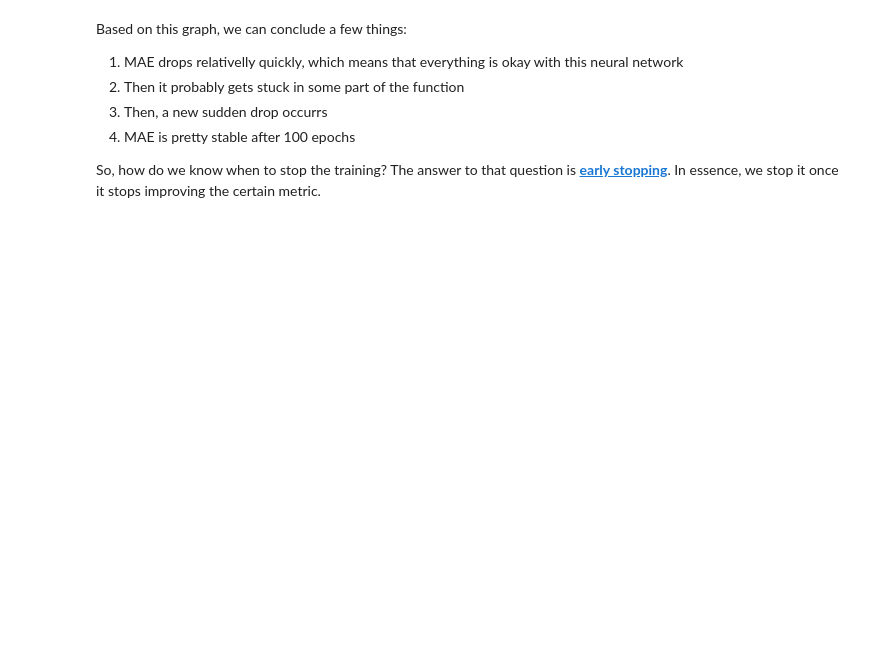
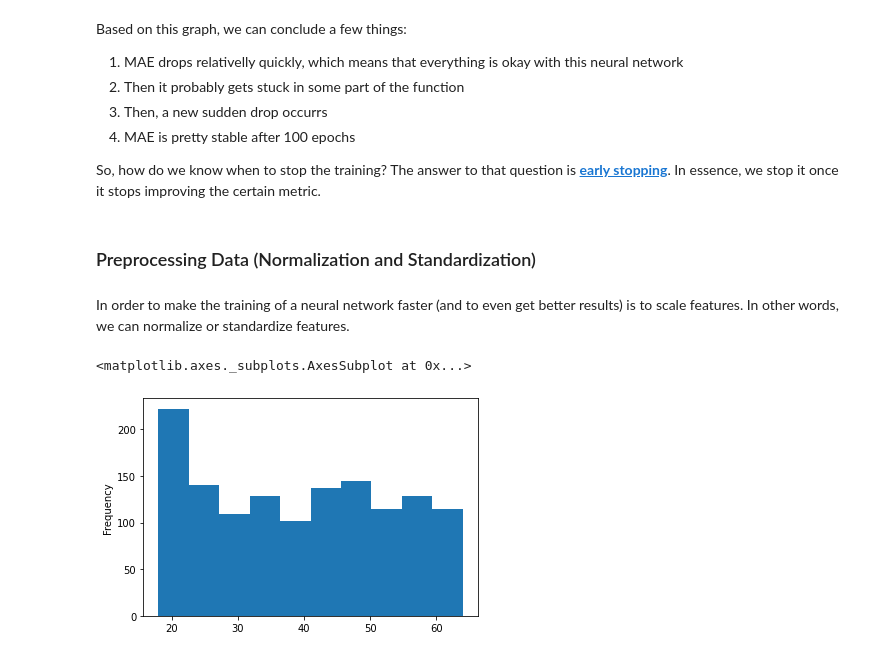
Before and after one commit to emirdemic/Learning-TensorFlow, a Jupyter notebook: TensorFlow.ipynb, the cells around one changed output. Drawn from its saved outputs; the diff is of its cells as text; code cells hidden in the pictures; blank space fills up the shorter version.

```diff
--- a/TensorFlow.ipynb
+++ b/TensorFlow.ipynb
@@ -1611,3 +1620,13 @@ Based on this graph, we can conclude a few things:
 
 
 So, how do we know when to stop the training? The answer to that question is **[early stopping](https://www.tensorflow.org/api_docs/python/tf/keras/callbacks/EarlyStopping)**. In essence, we stop it once it stops improving the certain metric.
+# %% [markdown]
+### Preprocessing Data (Normalization and Standardization)
+# %% [markdown]
+In order to make the training of a neural network faster (and to even get better results) is to scale features. In other words, we can normalize or standardize features.
+# %%
+# Let's create some histograms
+X['age'].plot(kind = 'hist')
+# %% [output]
+<matplotlib.axes._subplots.AxesSubplot at 0x...>
+[figure, added]
```
Also changed, not shown: parts of 13 cells of this notebook.
